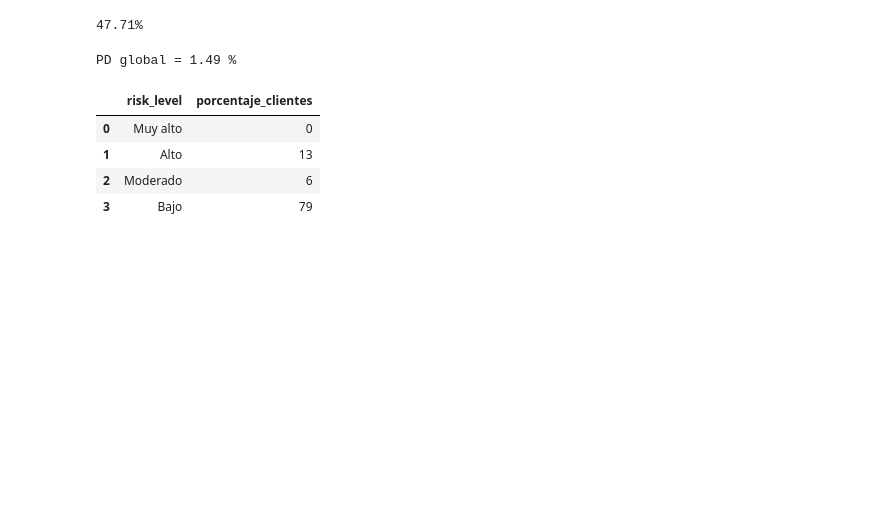
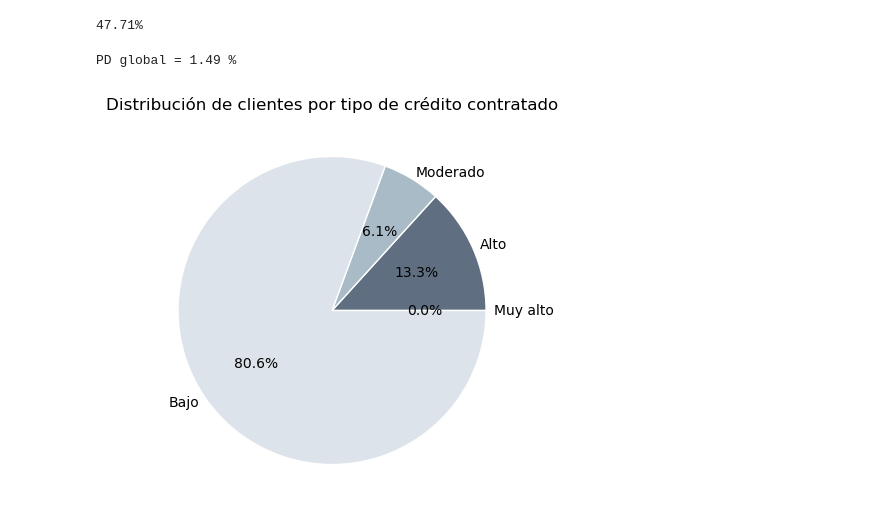
Before and after one commit to MarinaTorba/PersonalDataProrjects, a Jupyter notebook: Equip_9/Scripts/Analisis _Finanzas_250519.ipynb, the cells around one changed output. Drawn from its saved outputs; the diff is of its cells as text; code cells hidden in the pictures; blank space fills up the shorter version.

Commit message:
Pie Chart, para prueba

```diff
--- a/Equip_9/Scripts/Analisis _Finanzas_250519.ipynb
+++ b/Equip_9/Scripts/Analisis _Finanzas_250519.ipynb
@@ -525,35 +525,36 @@ default_rates = (
 )
 default_rates['balance_decile'] += 1
 default_rates['default'] = default_rates['default'].round(4)
 default_rates['indice_riesgo'] = (default_rates['default'] / pd_global).round(2)
 
 # Calcular porcentaje de clientes por decil
 clientes_totales = len(df)
 default_rates['porcentaje_clientes'] = (default_rates['clientes'] / clientes_totales * 100).round(2)
 
 # Clasificar nivel de riesgo
 def categorize_risk(rate):
     return (
         'Muy alto' if rate > 0.10 else
         'Alto'     if rate > 0.05 else
         'Moderado' if rate > 0.02 else
         'Bajo'
     )
 
 default_rates['risk_level'] = default_rates['default'].apply(categorize_risk)
 
 # Porcentaje de clientes por categoría de riesgo
 porcentaje_riesgo = (
     default_rates.groupby('risk_level')['porcentaje_clientes']
     .sum()
     .reindex(['Muy alto', 'Alto', 'Moderado', 'Bajo'])
     .reset_index()
 )
 porcentaje_riesgo['porcentaje_clientes'] = porcentaje_riesgo['porcentaje_clientes'].fillna(0).astype(int)
 porcentaje_riesgo
+# grafico pie
+plt.figure(figsize=(5, 5))
+plt.pie(porcentaje_riesgo['porcentaje_clientes'], labels=porcentaje_riesgo['risk_level'], labeldistance=1.05, autopct='%1.1f%%', colors=custom_palette, wedgeprops = { 'linewidth' : 1, 'edgecolor' : 'white' })
+plt.title("Distribución de clientes por tipo de crédito contratado", loc='center')
+plt.show()
 # %% [output]
-|  | risk_level | porcentaje_clientes |
-| 0 | Muy alto | 0 |
-| 1 | Alto | 13 |
-| 2 | Moderado | 6 |
-| 3 | Bajo | 79 |
+[figure, added]
```
